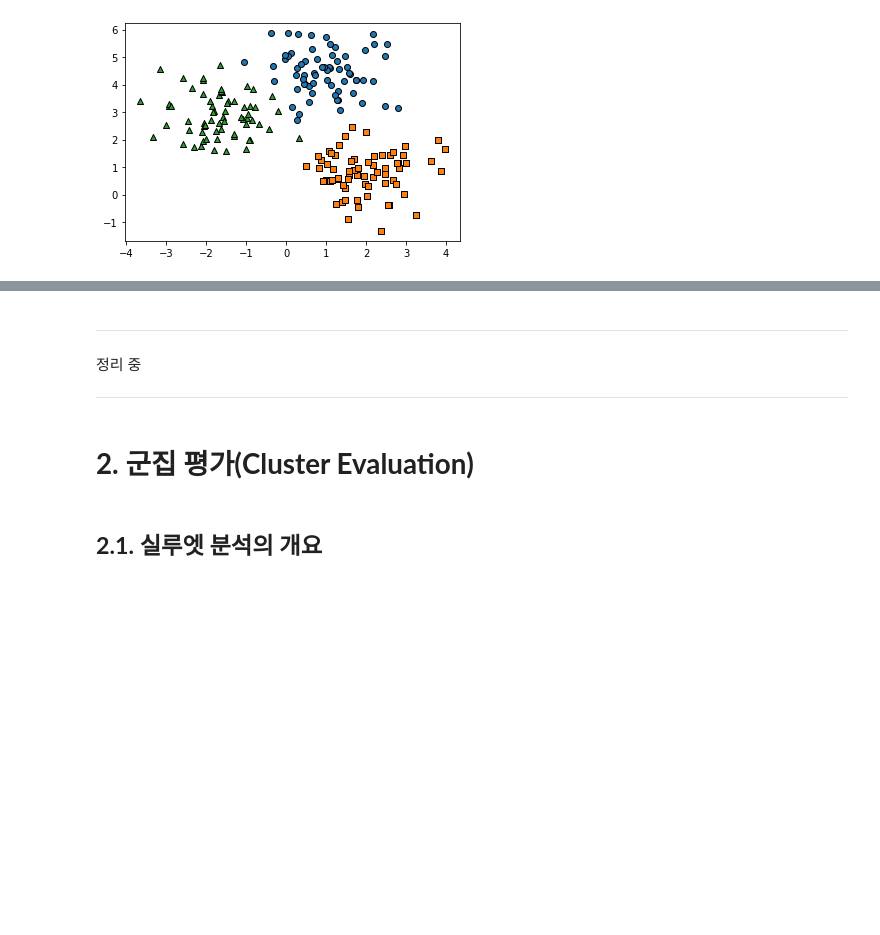
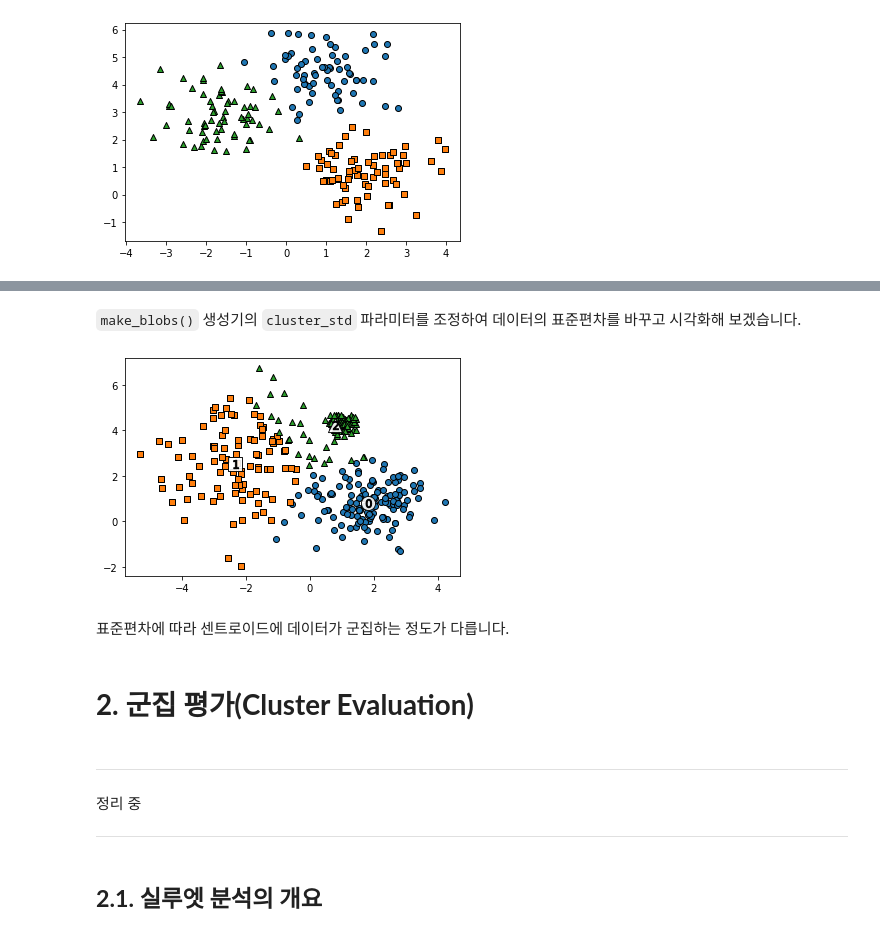
Before and after one commit to LeeSeungwon89/Machine-learning_Theory, a Jupyter notebook: CHAPTER7 군집화.ipynb, the cells around one changed output, grey strips where cells are left out. Saved outputs shown, nothing was run; the diff lists cells and outputs as text; code cells hidden in the pictures; blank space fills up the shorter version.

```diff
--- a/CHAPTER7 군집화.ipynb
+++ b/CHAPTER7 군집화.ipynb
@@ -181,3 +220,36 @@ plt.show()
+# %% [markdown]
+`make_blobs()` 생성기의 `cluster_std` 파라미터를 조정하여 데이터의 표준편차를 바꾸고 시각화해 보겠습니다.
+# %%
+X, y = make_blobs(n_samples=400, n_features=2, centers=3, cluster_std=[0.2, 0.8, 1.6], random_state=0)
+
+clusterDF = pd.DataFrame(data=X, columns=['ftr1', 'ftr2'])
+clusterDF['target'] = y
+
+kmeans = KMeans(n_clusters=3, init='k-means++', max_iter=200, random_state=0)
+cluster_labels = kmeans.fit_predict(X)
+clusterDF['kmeans_label'] = cluster_labels
+
+centers = kmeans.cluster_centers_
+unique_labels = np.unique(cluster_labels)
+
+markers = ['o', 's', '^', 'P', 'D', 'H', 'x']
+
+for label in unique_labels:
+    label_cluster = clusterDF[clusterDF['kmeans_label'] == label]
+    center_x_y = centers[label]
+    plt.scatter(x=label_cluster['ftr1'], y=label_cluster['ftr2'], edgecolor='k',
+                marker=markers[label])
+    plt.scatter(x=center_x_y[0], y=center_x_y[1], s=200, color='white', alpha=0.9,
+                edgecolor='k', marker=markers[label])
+    plt.scatter(x=center_x_y[0], y=center_x_y[1], s=70, color='k', edgecolor='k',
+                marker='$%d$' % label)
+plt.show()
+# %% [output]
+[figure, added]
+# %% [markdown]
+표준편차에 따라 센트로이드에 데이터가 군집하는 정도가 다릅니다.
+# %% [markdown]
+# **2. 군집 평가(Cluster Evaluation)**
 # %% [markdown]
 
 
@@ -186,8 +258,6 @@ plt.show()
 정리 중
 
 ---
-# %% [markdown]
-# **2. 군집 평가(Cluster Evaluation)**
 # %% [markdown]
 ## **2.1. 실루엣 분석의 개요**
 # %% [markdown]
```
Also changed, not shown: parts of 3 cells of this notebook.
